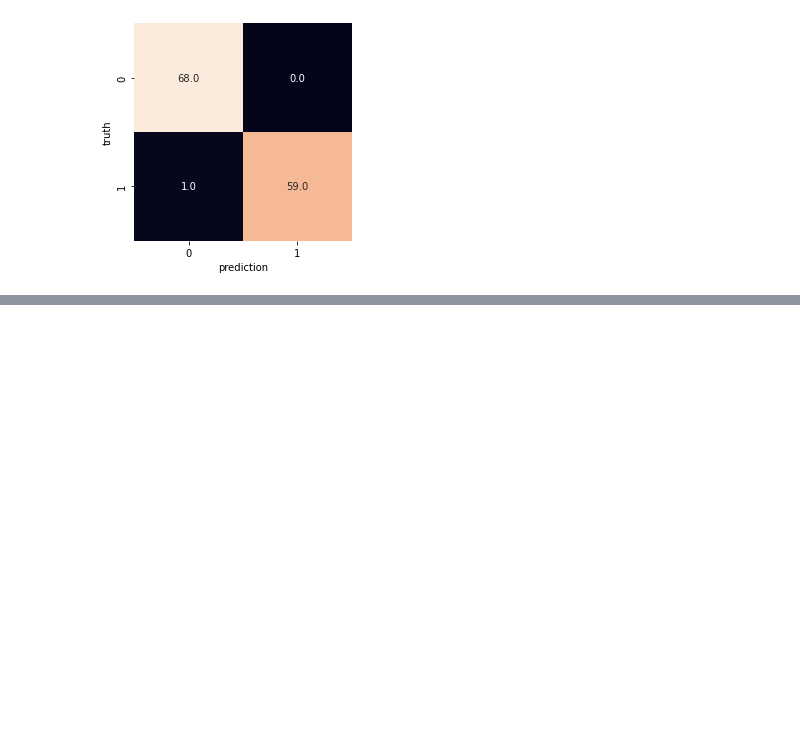
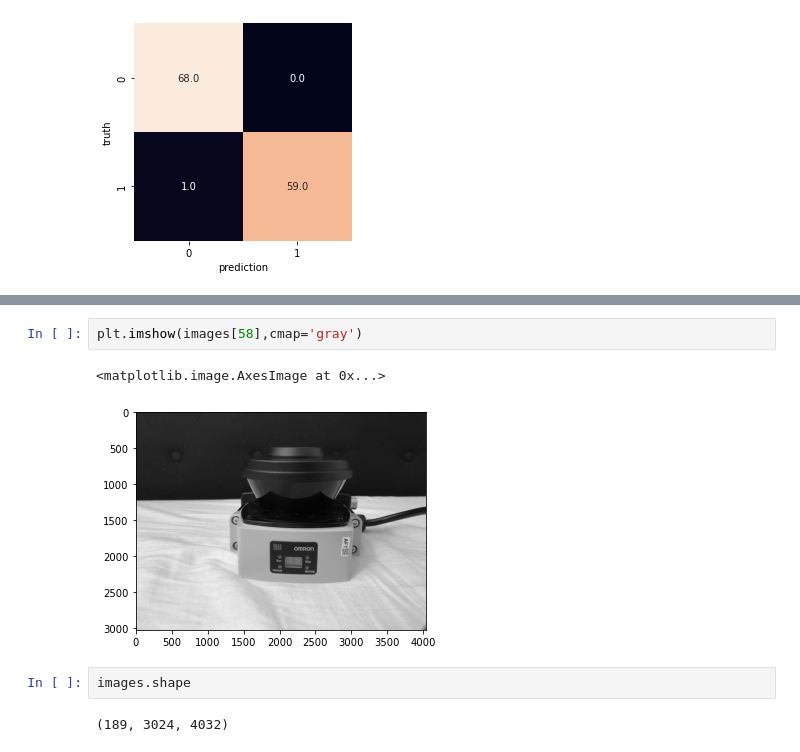
Before and after one commit to gr8monk3ys/Omron-computer-vision, a Jupyter notebook: testing_models.ipynb, the cells around one changed output, grey strips where cells are left out. Drawn from its saved outputs; the diff is of its cells as text; blank space fills up the shorter version.

Commit message:
show images of incorrect predictions

```diff
--- a/testing_models.ipynb
+++ b/testing_models.ipynb
@@ -83,0 +94,9 @@ Text(0.5, 15.0, 'prediction')
+# %%
+plt.imshow(images[58],cmap='gray')
+# %% [output]
+<matplotlib.image.AxesImage at 0x...>
+[figure, added]
+# %%
+images.shape
+# %% [output]
+(189, 3024, 4032)
```
Also changed, not shown: parts of 2 cells of this notebook.
